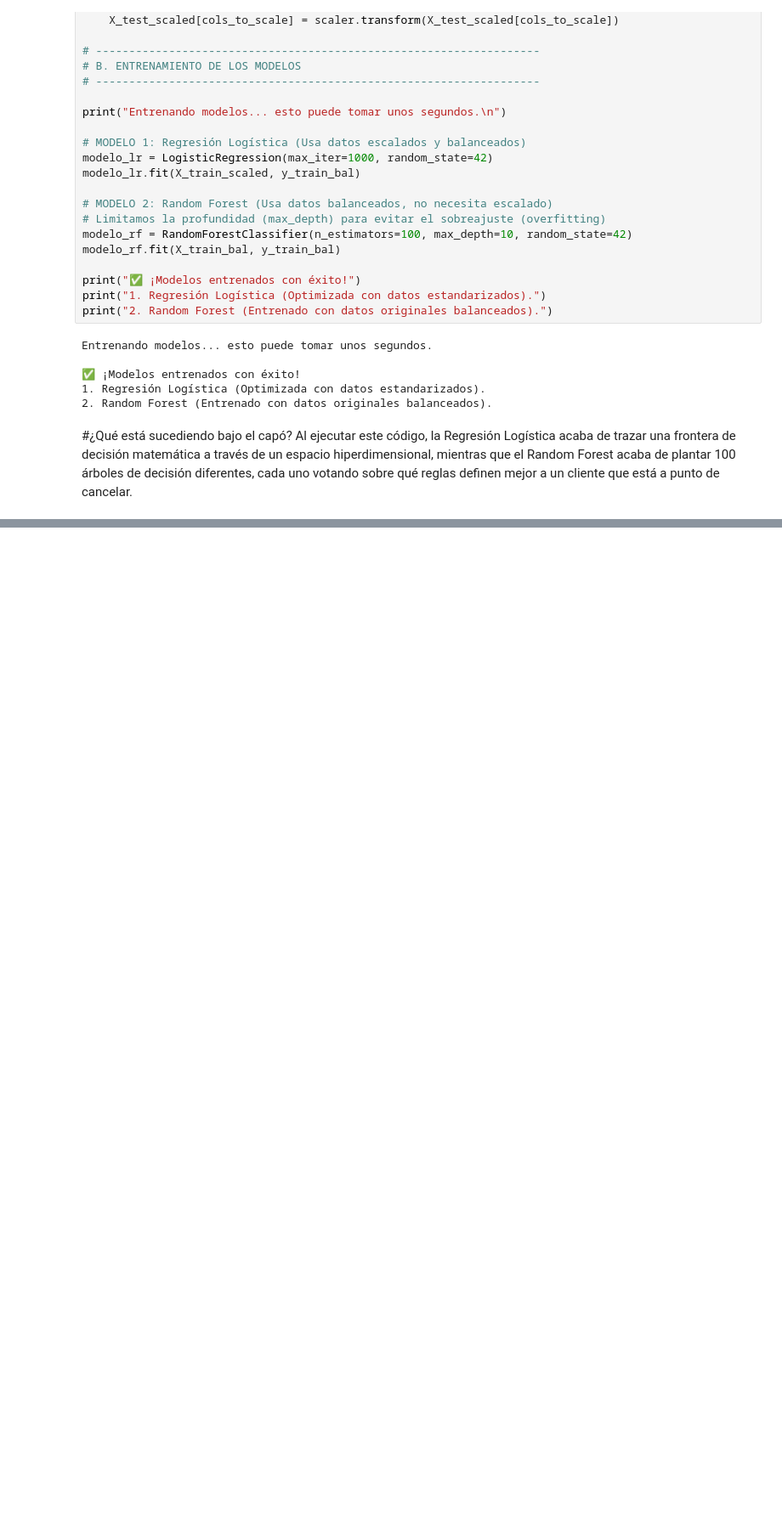
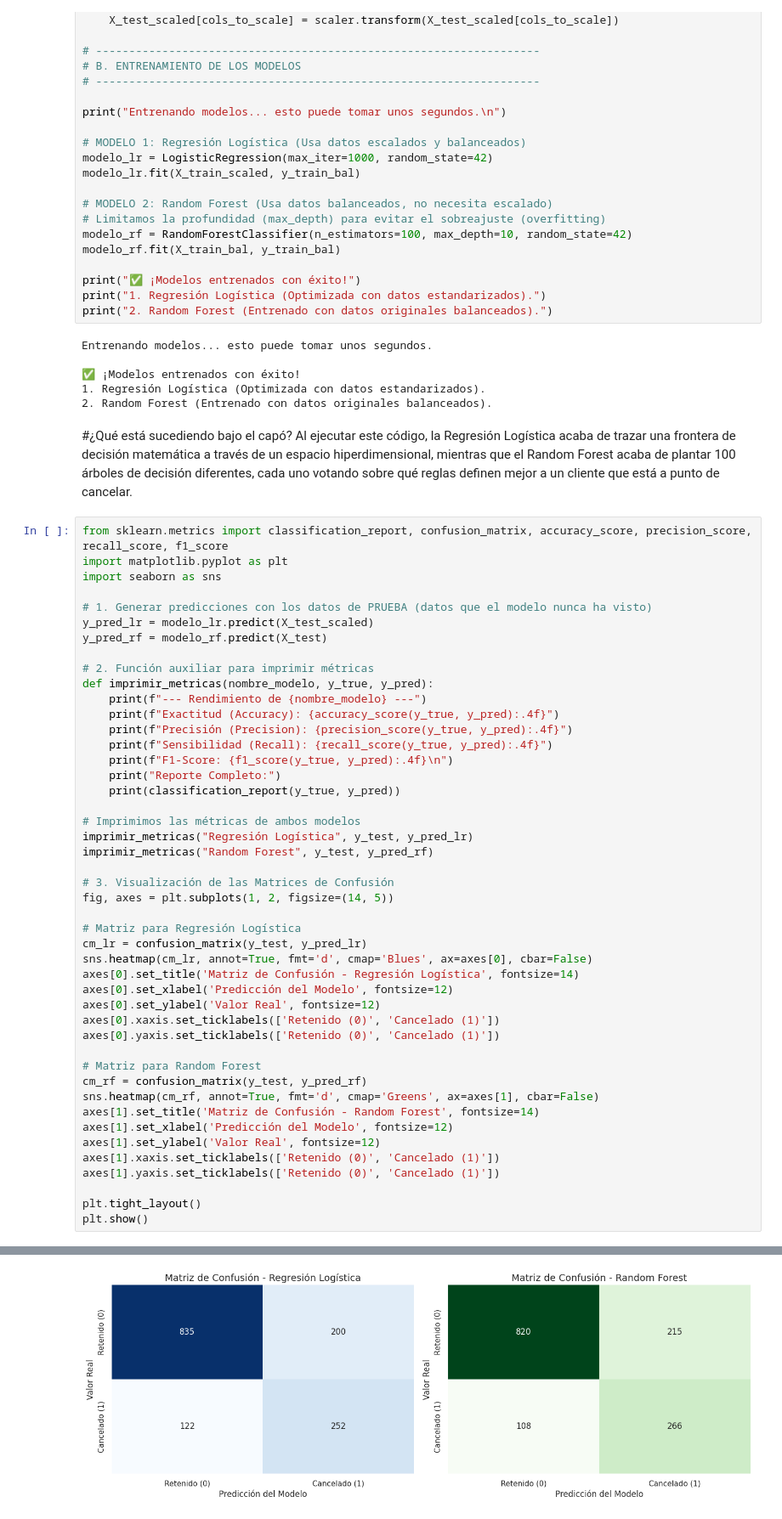
Before and after one commit to LordAguaKate/Telecom2, a Jupyter notebook: Telecom2.ipynb, the cells around one changed output, grey strips where cells are left out. Shown at 85% size. Drawn from its saved outputs; the diff is of its cells as text; blank space fills up the shorter version.

Commit message:
Evaluación de Modelos y Matriz de Confusión

```diff
--- a/Telecom2.ipynb
+++ b/Telecom2.ipynb
@@ -473,3 +473,50 @@ Entrenando modelos... esto puede tomar unos segundos.
 # %% [markdown]
 #¿Qué está sucediendo bajo el capó?
 Al ejecutar este código, la Regresión Logística acaba de trazar una frontera de decisión matemática a través de un espacio hiperdimensional, mientras que el Random Forest acaba de plantar 100 árboles de decisión diferentes, cada uno votando sobre qué reglas definen mejor a un cliente que está a punto de cancelar.
+# %%
+from sklearn.metrics import classification_report, confusion_matrix, accuracy_score, precision_score, recall_score, f1_score
+import matplotlib.pyplot as plt
+import seaborn as sns
+
+# 1. Generar predicciones con los datos de PRUEBA (datos que el modelo nunca ha visto)
+y_pred_lr = modelo_lr.predict(X_test_scaled)
+y_pred_rf = modelo_rf.predict(X_test)
+
+# 2. Función auxiliar para imprimir métricas
+def imprimir_metricas(nombre_modelo, y_true, y_pred):
+    print(f"--- Rendimiento de {nombre_modelo} ---")
+    print(f"Exactitud (Accuracy): {accuracy_score(y_true, y_pred):.4f}")
+    print(f"Precisión (Precision): {precision_score(y_true, y_pred):.4f}")
+    print(f"Sensibilidad (Recall): {recall_score(y_true, y_pred):.4f}")
+    print(f"F1-Score: {f1_score(y_true, y_pred):.4f}\n")
+    print("Reporte Completo:")
+    print(classification_report(y_true, y_pred))
+
+# Imprimimos las métricas de ambos modelos
+imprimir_metricas("Regresión Logística", y_test, y_pred_lr)
+imprimir_metricas("Random Forest", y_test, y_pred_rf)
+
+# 3. Visualización de las Matrices de Confusión
+fig, axes = plt.subplots(1, 2, figsize=(14, 5))
+
+# Matriz para Regresión Logística
+cm_lr = confusion_matrix(y_test, y_pred_lr)
+sns.heatmap(cm_lr, annot=True, fmt='d', cmap='Blues', ax=axes[0], cbar=False)
+axes[0].set_title('Matriz de Confusión - Regresión Logística', fontsize=14)
+axes[0].set_xlabel('Predicción del Modelo', fontsize=12)
+axes[0].set_ylabel('Valor Real', fontsize=12)
+axes[0].xaxis.set_ticklabels(['Retenido (0)', 'Cancelado (1)'])
+axes[0].yaxis.set_ticklabels(['Retenido (0)', 'Cancelado (1)'])
+
+# Matriz para Random Forest
+cm_rf = confusion_matrix(y_test, y_pred_rf)
+sns.heatmap(cm_rf, annot=True, fmt='d', cmap='Greens', ax=axes[1], cbar=False)
+axes[1].set_title('Matriz de Confusión - Random Forest', fontsize=14)
+axes[1].set_xlabel('Predicción del Modelo', fontsize=12)
+axes[1].set_ylabel('Valor Real', fontsize=12)
+axes[1].xaxis.set_ticklabels(['Retenido (0)', 'Cancelado (1)'])
+axes[1].yaxis.set_ticklabels(['Retenido (0)', 'Cancelado (1)'])
+
+plt.tight_layout()
+plt.show()
+# %% [output]
@@ -475,0 +540 @@ Al ejecutar este código, la Regresión Logística acaba de trazar una frontera
+[figure, added]
```
Also changed, not shown: parts of 2 cells of this notebook.
